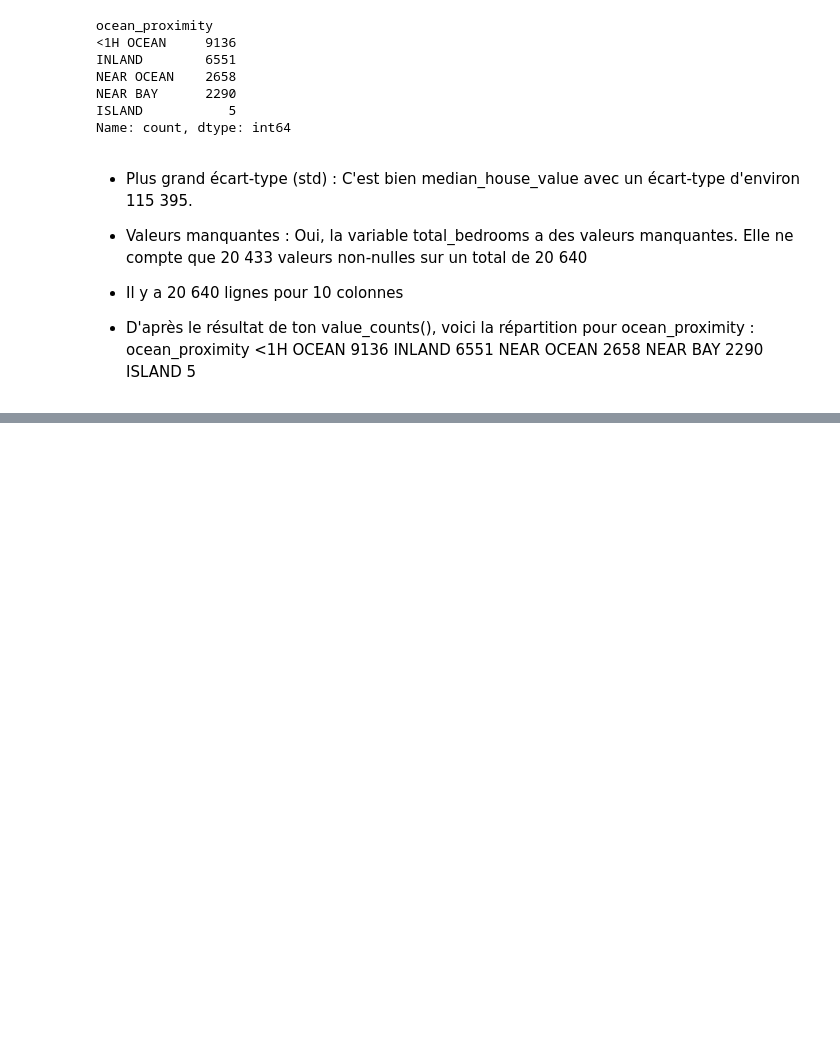
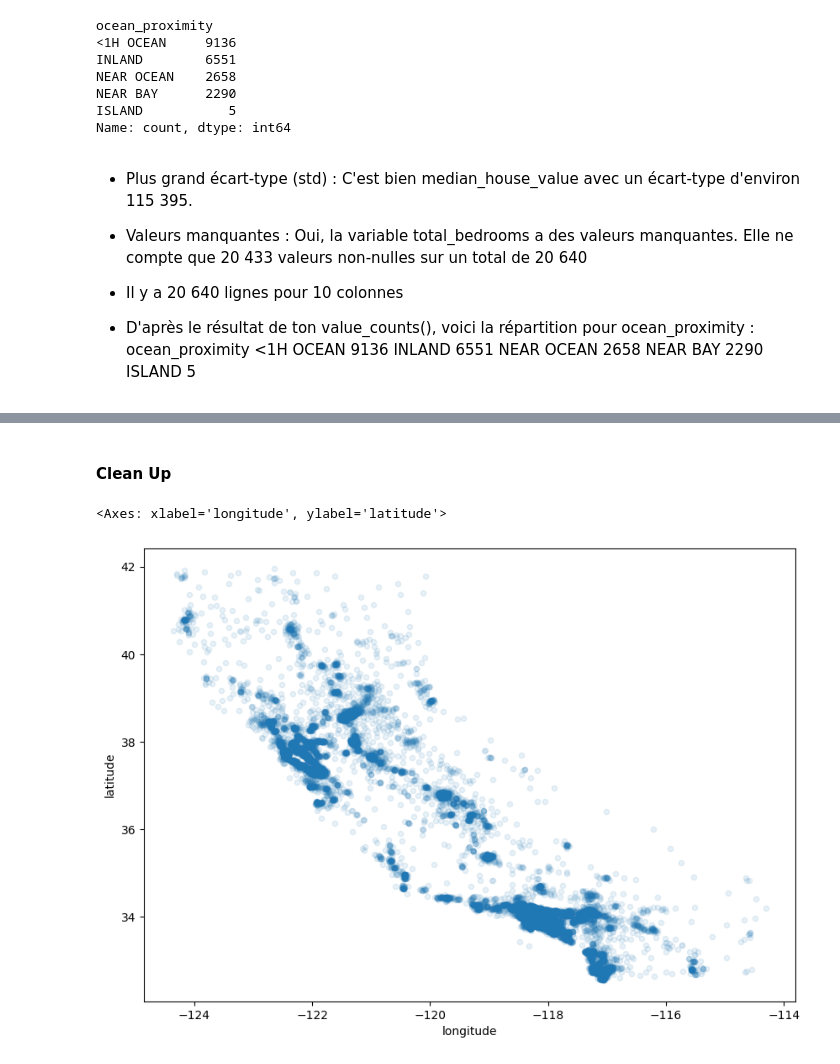
Before and after one commit to Manissa12/Machine-learning, a Jupyter notebook: tp1 lotfi.ipynb, the cells around one changed output, grey strips where cells are left out. Drawn from its saved outputs; the diff is of its cells as text; code cells hidden in the pictures; blank space fills up the shorter version.

```diff
--- a/tp1 lotfi.ipynb
+++ b/tp1 lotfi.ipynb
@@ -139,0 +200,14 @@ ISLAND           5
+# %%
+housing["income_cat"] = pd.cut(
+    housing["median_income"],
+    bins=[0., 1.5, 3.0, 4.5, 6., np.inf],
+    labels=[1, 2, 3, 4, 5]
+)
+
+from sklearn.model_selection import StratifiedShuffleSplit
+split = StratifiedShuffleSplit(n_splits=1, test_size=0.2, random_state=42)
+for train_idx, test_idx in split.split(housing, housing["income_cat"]):
+    strat_train_set = housing.loc[train_idx]
+    strat_test_set  = housing.loc[test_idx]
+
+strat_test_set["income_cat"].value_counts() / len(strat_test_set)
@@ -139,0 +222,2 @@ ISLAND           5
+# %% [markdown]
+#### Clean Up
@@ -139,0 +227,7 @@ ISLAND           5
+# %%
+housing = strat_train_set.copy()
+# %%
+housing.plot(kind="scatter", x="longitude", y="latitude", alpha=0.1, figsize=(10,7))
+# %% [output]
+<Axes: xlabel='longitude', ylabel='latitude'>
+[figure, added]
```
Also changed, not shown: parts of 59 cells of this notebook, 1 other file.
